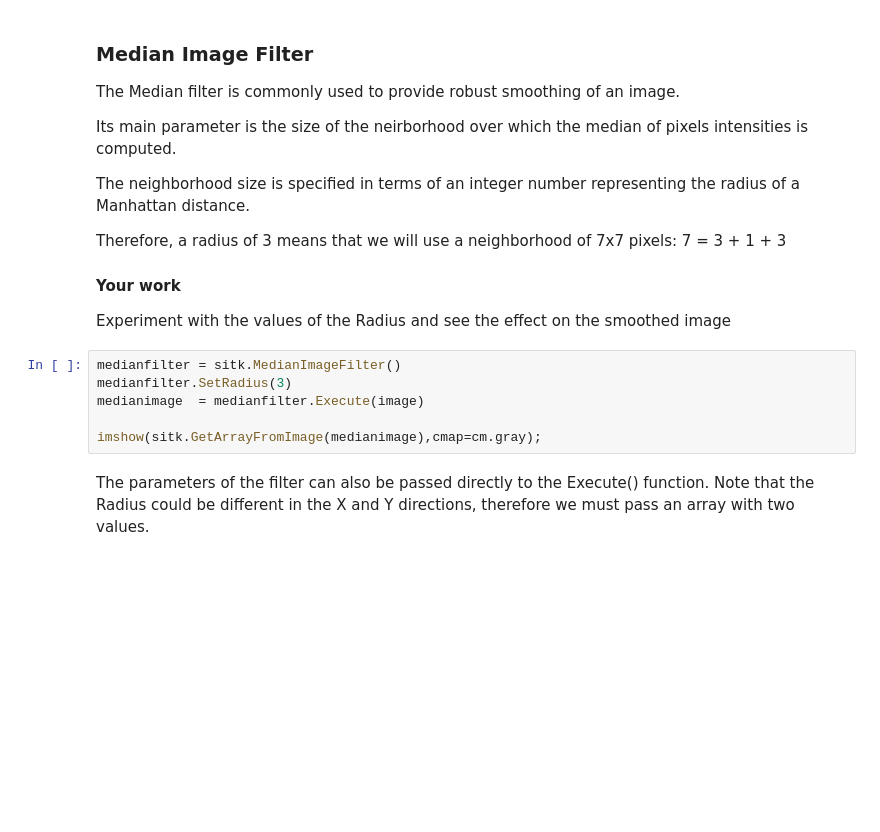
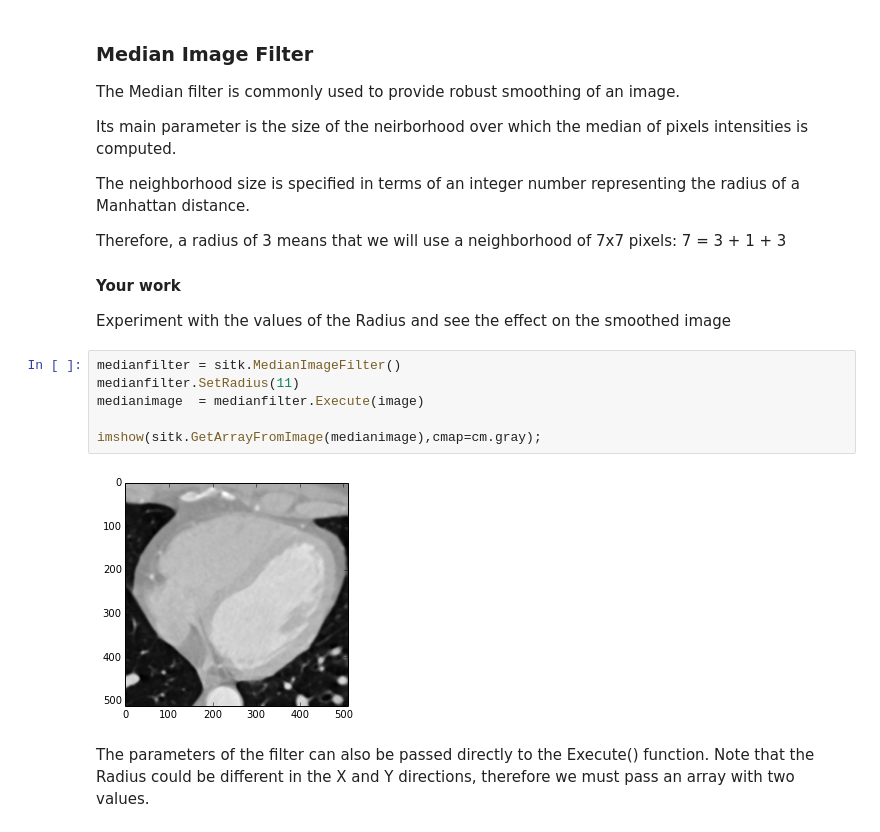
Before and after one commit to emoya/scipy-tutorial-2014, a Jupyter notebook: notebooks/Ernesto_Filtering.ipynb, the cells around one changed output. Saved outputs shown, nothing was run; the diff lists cells and outputs as text; blank space fills up the shorter version.

Commit message:
Median Filter changed

```diff
--- a/notebooks/Ernesto_Filtering.ipynb
+++ b/notebooks/Ernesto_Filtering.ipynb
@@ -107,10 +109,12 @@ Therefore, a radius of 3 means that we will use a neighborhood of 7x7 pixels: 7
 Experiment with the values of the Radius and see the effect on the smoothed image
 # %%
 medianfilter = sitk.MedianImageFilter()
-medianfilter.SetRadius(3)
+medianfilter.SetRadius(11)
 medianimage  = medianfilter.Execute(image)
 
 imshow(sitk.GetArrayFromImage(medianimage),cmap=cm.gray);
+# %% [output]
+[figure, added]
 # %% [markdown]
 The parameters of the filter can also be passed directly to the Execute() function. Note that the Radius could be different in the X and Y directions, therefore we must pass an array with two values.
 # %%
```
Also changed, not shown: parts of 15 cells of this notebook.
